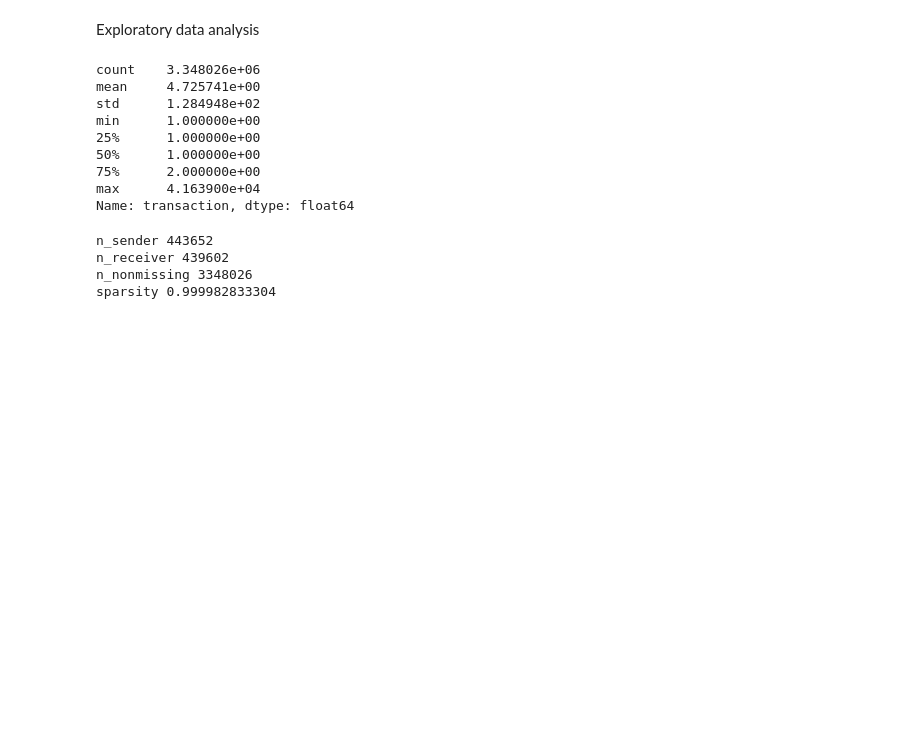
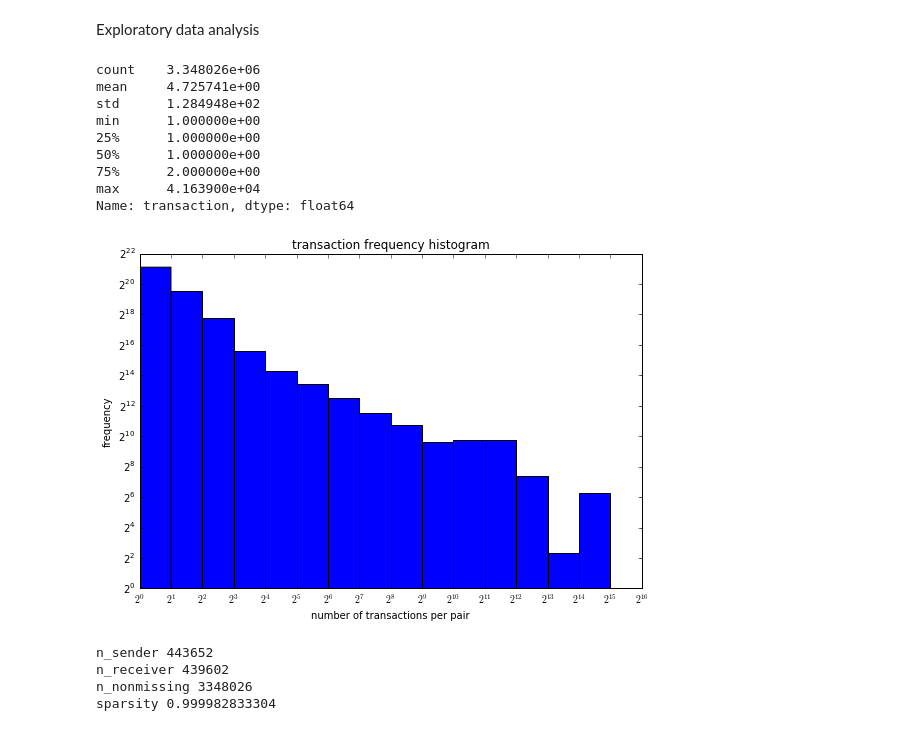
Before and after one commit to PrincetonUniversity/blockchain-detect, a Jupyter notebook: vyf_wmcleve_hw3.ipynb, the cells around one changed output. Cells and saved outputs as stored; diff of their text form; code cells hidden in the pictures; blank space fills up the shorter version.

Commit message:
histogram of transaction frequencies

```diff
--- a/vyf_wmcleve_hw3.ipynb
+++ b/vyf_wmcleve_hw3.ipynb
@@ -59,17 +59,30 @@ Exploratory data analysis
 # %%
 # Time data is not present. Thus, we'll be inferring probability of interaction
 # as a stationary distribution over time, informed by the number of iteractions in the past.
 print(dftrain['transaction'].describe())
+
+# http://stackoverflow.com/questions/7694298/how-to-make-a-log-log-histogram-in-python
+bins = range(0, math.ceil(np.log2(dftrain['transaction'].max()))+1)
+plt.figure(figsize=(9,6))
+plt.axes().set_aspect(9/6)
+plt.xticks(bins, [r'$2^{{{}}}$'.format(i) for i in bins])
+plt.hist(dftrain['transaction'].apply(np.log2), bins=bins)
+plt.gca().set_yscale('log', basey=2)
+plt.title('transaction frequency histogram')
+plt.xlabel('number of transactions per pair')
+plt.ylabel('frequency')
+plt.show()
 # %% [output]
 count    3.348026e+06
 mean     4.725741e+00
 std      1.284948e+02
 min      1.000000e+00
 25%      1.000000e+00
 50%      1.000000e+00
 75%      2.000000e+00
 max      4.163900e+04
 Name: transaction, dtype: float64
+[figure, added]
 # %%
 n_sender = dftrain['sender'].unique().size
 n_receiver = dftrain['receiver'].unique().size
```
Also changed, not shown: parts of 2 cells of this notebook.
